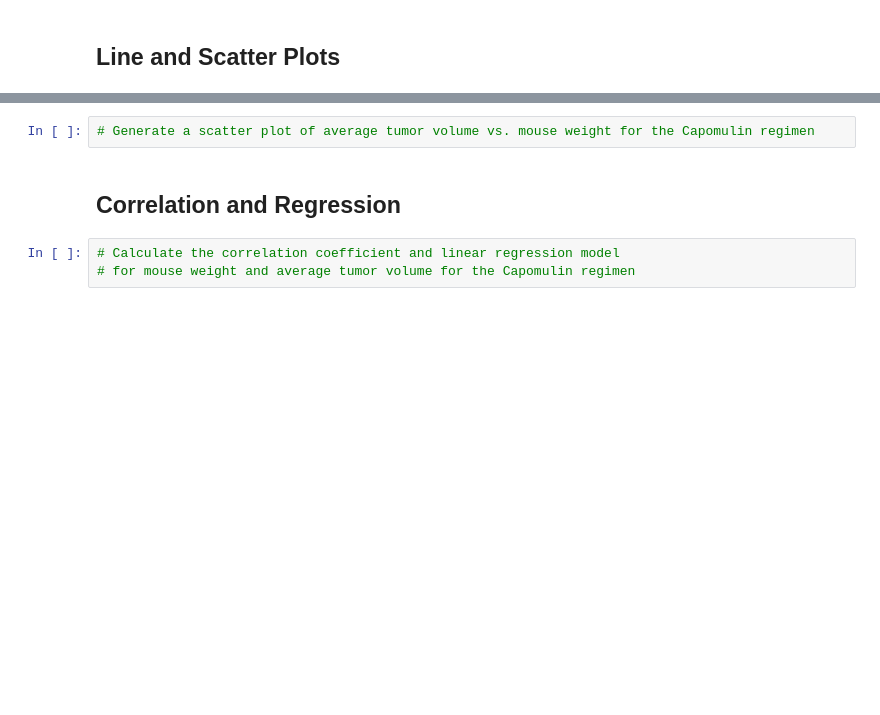
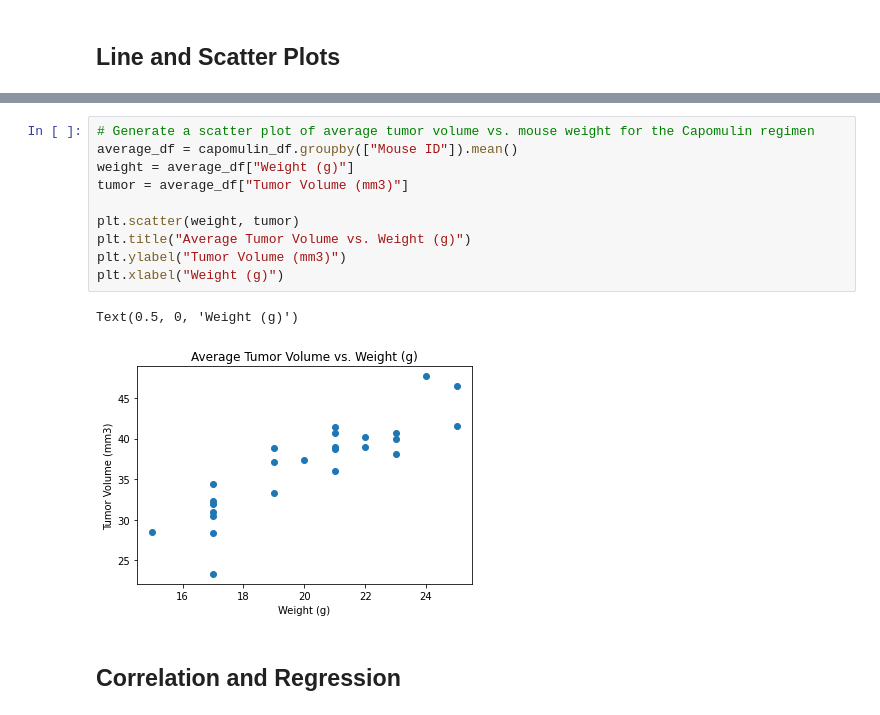
Before and after one commit to Ainash-Toleu/matplotlib-challenge, a Jupyter notebook: pymaceuticals_starter.ipynb, the cells around one changed output, grey strips where cells are left out. Saved outputs shown, nothing was run; the diff lists cells and outputs as text; blank space fills up the shorter version.

```diff
--- a/pymaceuticals_starter.ipynb
+++ b/pymaceuticals_starter.ipynb
@@ -297,7 +321,15 @@ plt.show()
 # %%
 # Generate a scatter plot of average tumor volume vs. mouse weight for the Capomulin regimen
+average_df = capomulin_df.groupby(["Mouse ID"]).mean()
+weight = average_df["Weight (g)"]
+tumor = average_df["Tumor Volume (mm3)"]
+
+plt.scatter(weight, tumor)
+plt.title("Average Tumor Volume vs. Weight (g)")
+plt.ylabel("Tumor Volume (mm3)")
+plt.xlabel("Weight (g)")
+# %% [output]
+Text(0.5, 0, 'Weight (g)')
+[figure, added]
 # %% [markdown]
 ## Correlation and Regression
-# %%
-# Calculate the correlation coefficient and linear regression model
-# for mouse weight and average tumor volume for the Capomulin regimen
```
Also changed, not shown: parts of 7 cells of this notebook.
